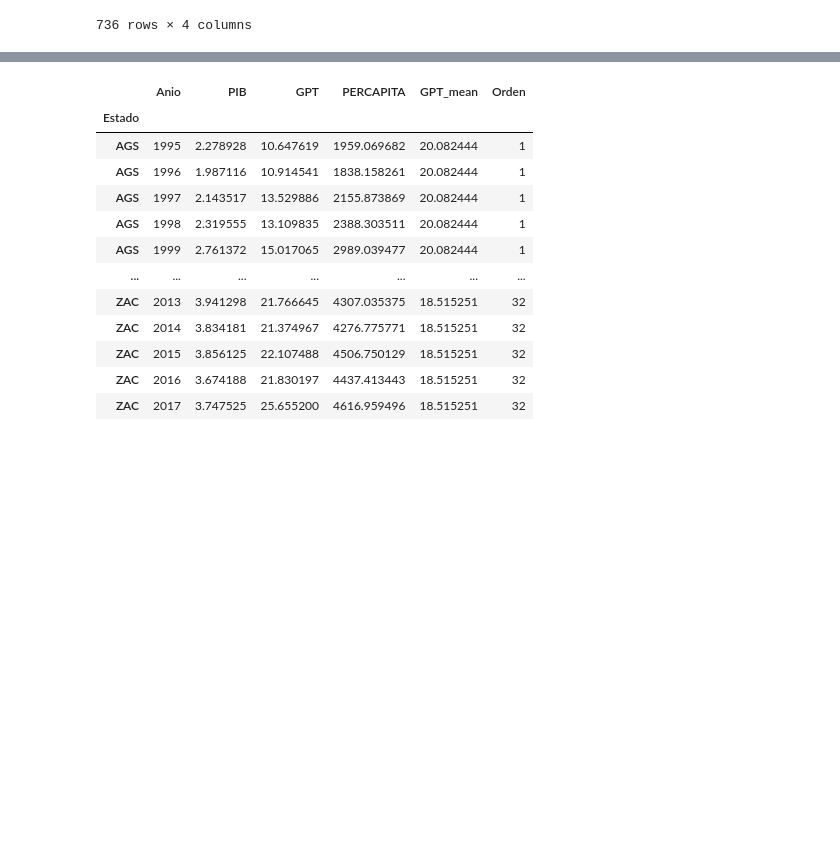
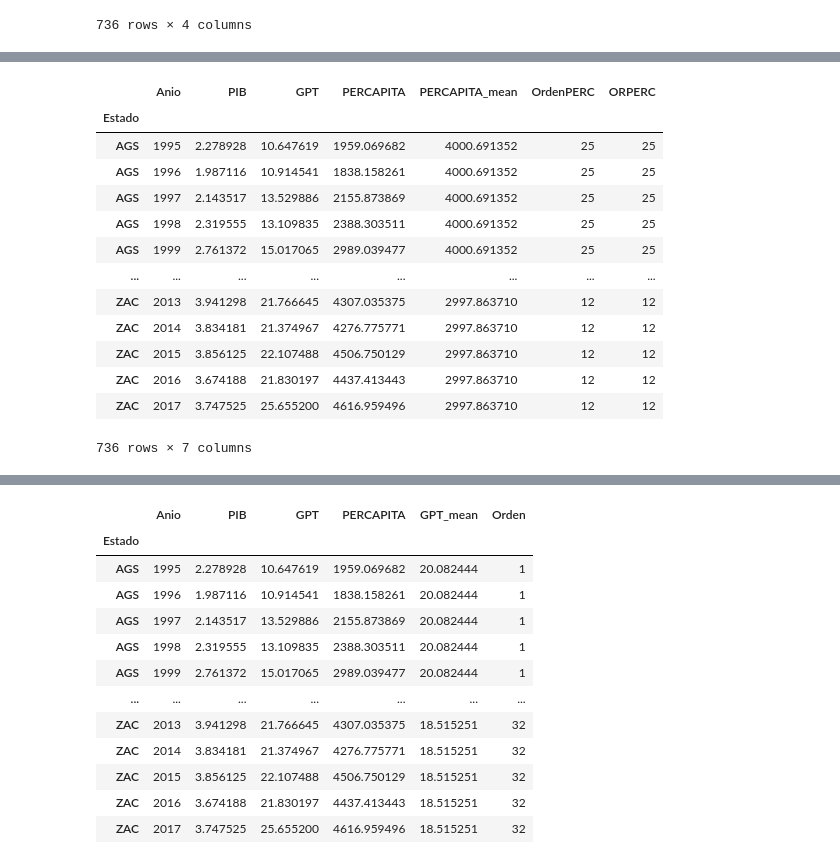
Before and after one commit to omgaldamez/finalWebSalud, a Jupyter notebook: dist/PY_GASTO.ipynb, the cells around one changed output, grey strips where cells are left out. Saved outputs shown, nothing was run; the diff lists cells and outputs as text; code cells hidden in the pictures; blank space fills up the shorter version.

```diff
--- a/dist/PY_GASTO.ipynb
+++ b/dist/PY_GASTO.ipynb
@@ -97,0 +231,8 @@ gastoPERC
+# %%
+gastoPERC = pd.DataFrame(gastoIES.groupby("Estado")["PERCAPITA"].mean())
+gastoPERC = gastoPERC.sort_values(by="PERCAPITA",ascending=True)
+gastoPERC["OrdenPERC"]=gastoPERC.reset_index().index+1
+gastoPERC=pd.merge(gastoIES,gastoPERC,on="Estado",how="inner").sort_values(by=["OrdenPERC","Anio"],ascending=True)
+gastoPERC.rename(columns={"PERCAPITA_x":"PERCAPITA","PERCAPITA_y":"PERCAPITA_mean"},inplace=True)
+gastoPERC=gastoPERC.sort_values(by=["Estado","Anio"],ascending=True)
+gastoPERC
@@ -97,0 +254,18 @@ gastoPERC
+# %%
+gastoPERC["ORPERC"]=gastoPERC.OrdenPERC
+gastoPERC
+# %% [output]
+|  | Anio | PIB | GPT | PERCAPITA | PERCAPITA_mean | OrdenPERC | ORPERC |
+| Estado |  |  |  |  |  |  |  |
+| AGS | 1995 | 2.278928 | 10.647619 | 1959.069682 | 4000.691352 | 25 | 25 |
+| AGS | 1996 | 1.987116 | 10.914541 | 1838.158261 | 4000.691352 | 25 | 25 |
+| AGS | 1997 | 2.143517 | 13.529886 | 2155.873869 | 4000.691352 | 25 | 25 |
+| AGS | 1998 | 2.319555 | 13.109835 | 2388.303511 | 4000.691352 | 25 | 25 |
+| AGS | 1999 | 2.761372 | 15.017065 | 2989.039477 | 4000.691352 | 25 | 25 |
+| ... | ... | ... | ... | ... | ... | ... | ... |
+| ZAC | 2013 | 3.941298 | 21.766645 | 4307.035375 | 2997.863710 | 12 | 12 |
+| ZAC | 2014 | 3.834181 | 21.374967 | 4276.775771 | 2997.863710 | 12 | 12 |
+| ZAC | 2015 | 3.856125 | 22.107488 | 4506.750129 | 2997.863710 | 12 | 12 |
+| ZAC | 2016 | 3.674188 | 21.830197 | 4437.413443 | 2997.863710 | 12 | 12 |
+| ZAC | 2017 | 3.747525 | 25.655200 | 4616.959496 | 2997.863710 | 12 | 12 |
+736 rows × 7 columns
```
Also changed, not shown: parts of 17 cells of this notebook, 8 other files.
